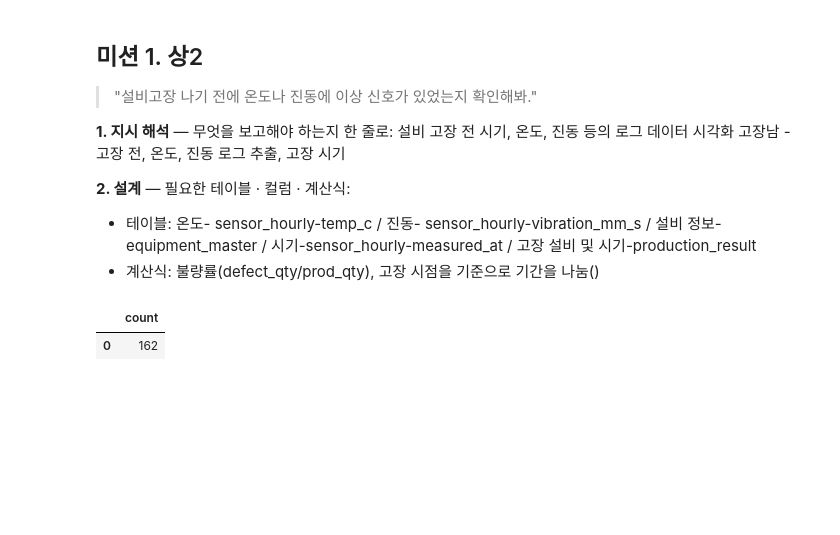
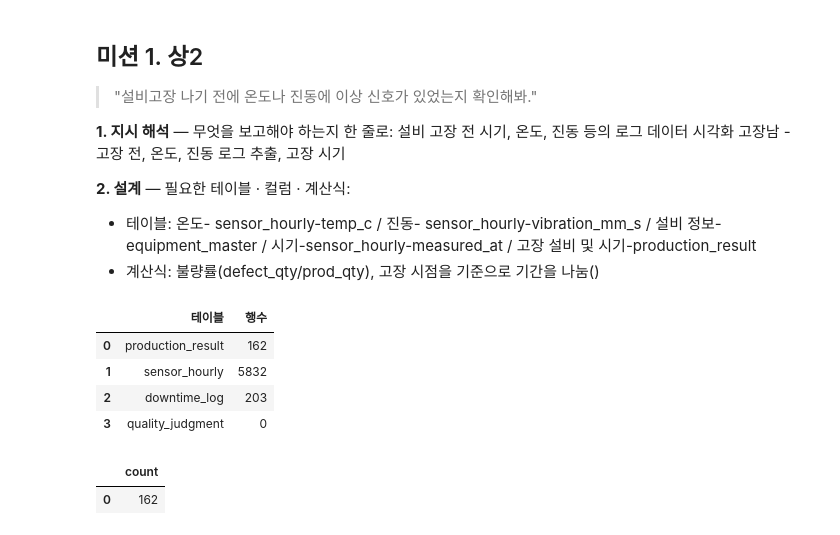
Before and after one commit to SojeongShin/production-db-python-mini-project, a Jupyter notebook: production-db-analysis/notebooks/상트랙_분석.ipynb, the cells around one changed output. Cells and saved outputs as stored; diff of their text form; code cells hidden in the pictures; blank space fills up the shorter version.

```diff
--- a/production-db-analysis/notebooks/상트랙_분석.ipynb
+++ b/production-db-analysis/notebooks/상트랙_분석.ipynb
@@ -34,6 +27,10 @@ def q(sql, **params):        # SELECT 문을 실행하고 결과를 DataFrame으
 def q_file(name):            # ../sql 폴더의 SQL 파일을 읽어 실행합니다
     return q(Path("../sql", name).read_text(encoding="utf-8"))
 # ===== 강사 제공 코드 끝 =====
+# %%
+def run(sql, params=None):   # INSERT / UPDATE / ALTER 등을 실행하고 COMMIT합니다
+    with engine.begin() as conn:
+        conn.execute(text(sql), params or {})
 # %%
 # 한글 글꼴 (Windows: Malgun Gothic / macOS: AppleGothic)
 plt.rcParams["font.family"] = "AppleGothic"
@@ -66,3 +59,31 @@ df  = q_file("/Users/sojeongshin/Documents/GitHub/생산 DB X Python 미니 프
+# %%
+# 실습 중 따로 만든 equip_judgment 테이블이 equipment_master를 참조하고 있어서,
+# 이 테이블을 먼저 지워야 SQL 파일의 DROP TABLE equipment_master가 성공합니다
+run("drop table if exists equip_judgment")
+
+sql_file = Path("../../14. 생산DB_Python연동.sql")
+script = sql_file.read_text(encoding="utf-8")
+
+conn = engine.raw_connection()     # 여러 문장이 들어 있는 SQL 파일을 통째로 실행
+try:
+    cur = conn.cursor()
+    cur.execute(script)
+    conn.commit()
+finally:
+    conn.close()
+
+q("""
+    select 'production_result' as 테이블, count(*) as 행수 from production_result
+    union all select 'sensor_hourly', count(*) from sensor_hourly
+    union all select 'downtime_log',  count(*) from downtime_log
+    union all select 'quality_judgment', count(*) from quality_judgment
+""")
+# %% [output]
+|  | 테이블 | 행수 |
+| 0 | production_result | 162 |
+| 1 | sensor_hourly | 5832 |
+| 2 | downtime_log | 203 |
+| 3 | quality_judgment | 0 |
 # %%
 # 5. 검산: 합계·건수를 다른 방법으로 한 번 더 확인합니다
 q("SELECT COUNT(*)" \
```
Also changed, not shown: parts of 19 cells of this notebook, 3 other files.
